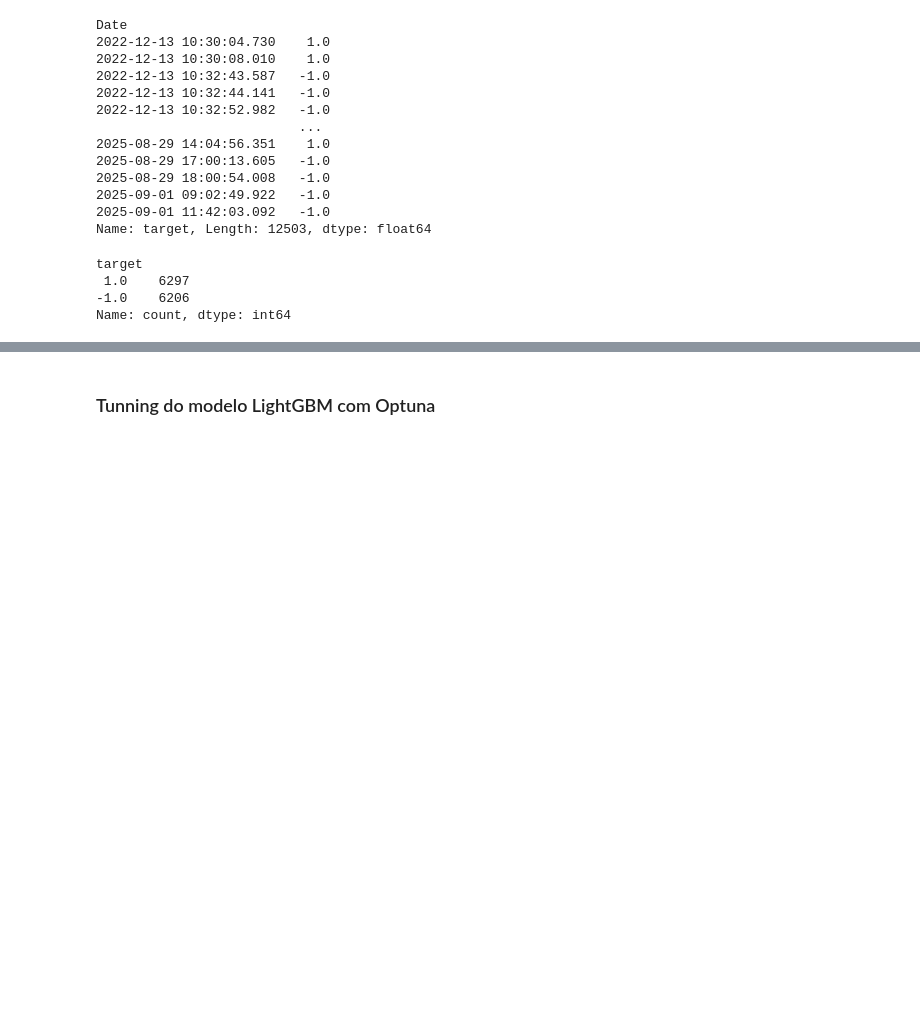
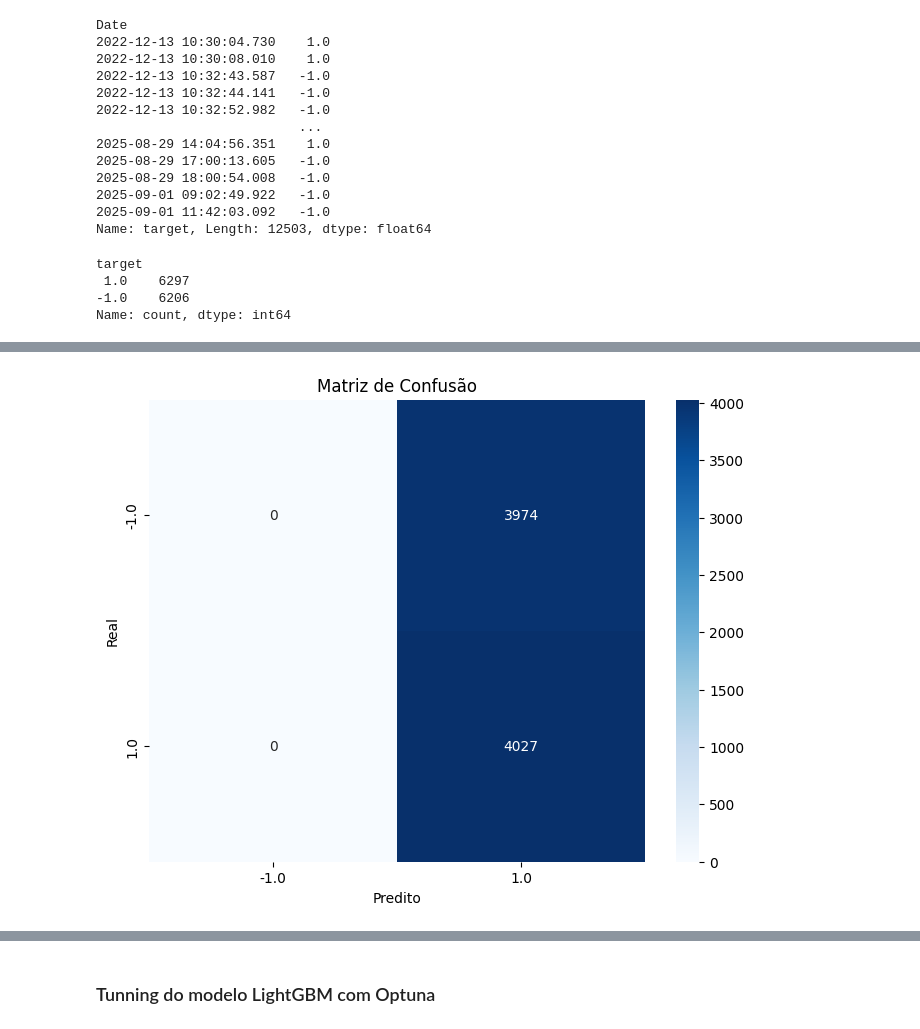
Before and after one commit to EdinhoAndra/PUC_MVP_ML_ANALYTICS, a Jupyter notebook: MVP_ML_&_Analytics.ipynb, the cells around one changed output, grey strips where cells are left out. Cells and saved outputs as stored; diff of their text form; code cells hidden in the pictures; blank space fills up the shorter version.

```diff
--- a/MVP_ML_&_Analytics.ipynb
+++ b/MVP_ML_&_Analytics.ipynb
@@ -850,16 +856,3 @@ target
  1.0    6297
 -1.0    6206
 Name: count, dtype: int64
-# %%
-X_train, X_test, y_train, y_test = train_test_split(
-    X, y, test_size=0.2, random_state=SEED, stratify=y
-)
-
-# “most_frequent” = sempre prevê a classe majoritária do treino
-dummy = DummyClassifier(strategy="most_frequent", random_state=SEED)
-dummy.fit(X_train, y_train)
-
-y_pred = dummy.predict(X_test)
-print("Acurácia:", accuracy_score(y_test, y_pred))
-print("\nRelatório:\n", classification_report(y_test, y_pred))
-print("\nMatriz de confusão:\n", confusion_matrix(y_test, y_pred))
@@ -882,0 +859,86 @@ Matriz de confusão:
+# %%
+# Descobre o conjunto de classes na base inteira (ordem fixa)
+classes = np.sort(y.unique())
+n_classes = len(classes)
+
+# Guarda índice original (se quiser rastrear depois)
+X_index = X.index
+
+# Split temporal (sem embaralhar)
+X_train_full, X_test, y_train_full, y_test, idx_train_full, idx_test = train_test_split(
+    X, y, X_index, test_size=0.20, shuffle=False
+)
+
+X_train, X_val, y_train, y_val, idx_train, idx_val = train_test_split(
+    X_train_full, y_train_full, idx_train_full, test_size=0.20, shuffle=False
+)
+
+# “most_frequent” = sempre prevê a classe majoritária do treino
+model = DummyClassifier(strategy="most_frequent", random_state=SEED)
+model.fit(X_train, y_train)
+
+'''y_pred = model.predict(X_test)
+print("Acurácia:", accuracy_score(y_test, y_pred))
+print("\nRelatório:\n", classification_report(y_test, y_pred))
+print("\nMatriz de confusão:\n", confusion_matrix(y_test, y_pred))'''
+
+# --- salvar e recarregar, atribuindo a 'model' ---
+MODEL_PATH = "baseline.joblib"
+dump(model, MODEL_PATH, compress=3)
+
+# sobrescreve a variável 'model' com o pipeline recarregado do arquivo
+model = load(MODEL_PATH)
+
+# Avaliar no conjunto de treino
+y_pred_train = model.predict(X_train)
+print("Acurácia no conjunto de treino:", accuracy_score(y_train, y_pred_train))
+print(classification_report(y_train, y_pred_train))
+
+# Avaliar no conjunto de validação
+y_pred_val = model.predict(X_val)
+print("Acurácia no conjunto de validação:", accuracy_score(y_val, y_pred_val))
+print(classification_report(y_val, y_pred_val))
+
+
+# Avaliar no conjunto de teste
+y_pred = model.predict(X_test)
+print("Acurácia no conjunto de teste:", accuracy_score(y_test, y_pred))
+print(classification_report(y_test, y_pred))
+
+
+# Garante que classes é um array/lista de rótulos
+labels = list(classes)  # ou model.classes_ se preferir
+
+# Plotar matriz de confusão do treino
+cm = confusion_matrix(y_train, y_pred_train, labels=labels)
+plt.figure(figsize=(8, 6))
+sns.heatmap(cm, annot=True, fmt='d', cmap='Blues',
+            xticklabels=[str(l) for l in labels],
+            yticklabels=[str(l) for l in labels])
+plt.title('Matriz de Confusão')
+plt.xlabel('Predito')
+plt.ylabel('Real')
+plt.show()
+
+# Plotar matriz de confusão do validação
+cm_val = confusion_matrix(y_val, y_pred_val, labels=labels)
+plt.figure(figsize=(8, 6))
+sns.heatmap(cm_val, annot=True, fmt='d', cmap='Blues',
+            xticklabels=[str(l) for l in labels],
+            yticklabels=[str(l) for l in labels])
+plt.title('Matriz de Confusão - Validação')
+plt.xlabel('Predito')
+plt.ylabel('Real')
+plt.show()
+
+# Plotar matriz de confusão do teste
+cm_test = confusion_matrix(y_test, y_pred, labels=labels)
+plt.figure(figsize=(8, 6))
+sns.heatmap(cm_test, annot=True, fmt='d', cmap='Blues',
+            xticklabels=[str(l) for l in labels],
+            yticklabels=[str(l) for l in labels])
+plt.title('Matriz de Confusão - Teste')
+plt.xlabel('Predito')
+plt.ylabel('Real')
+plt.show()
+# %% [output]
@@ -882,0 +962 @@ Matriz de confusão:
+[figure, added]
```
Also changed, not shown: parts of 57 cells of this notebook.
